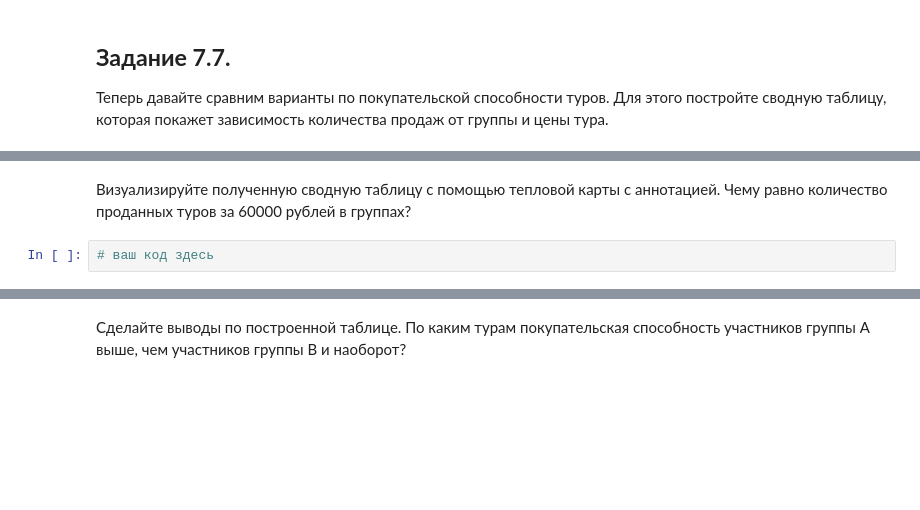
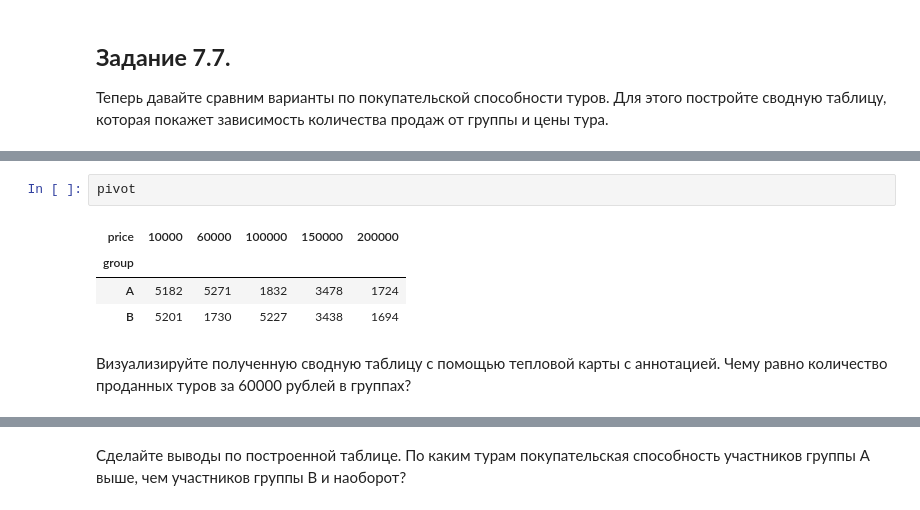
Before and after one commit to DmitriySky47/sf_data_science, a Jupyter notebook: Skillfactory/EDA_5_AB_тестирование/Template_EDA_5.ipynb, the cells around one changed output, grey strips where cells are left out. Cells and saved outputs as stored; diff of their text form; blank space fills up the shorter version.

```diff
--- a/Skillfactory/EDA_5_AB_тестирование/Template_EDA_5.ipynb
+++ b/Skillfactory/EDA_5_AB_тестирование/Template_EDA_5.ipynb
@@ -197,5 +221,10 @@ data_grouped
+# %%
+pivot
+# %% [output]
+| price | 10000 | 60000 | 100000 | 150000 | 200000 |
+| group |  |  |  |  |  |
+| A | 5182 | 5271 | 1832 | 3478 | 1724 |
+| B | 5201 | 1730 | 5227 | 3438 | 1694 |
 # %% [markdown]
 Визуализируйте полученную сводную таблицу с помощью тепловой карты с аннотацией.
 Чему равно количество проданных туров за 60000 рублей в группах?
-# %%
-# ваш код здесь
```
Also changed, not shown: parts of 43 cells of this notebook.
